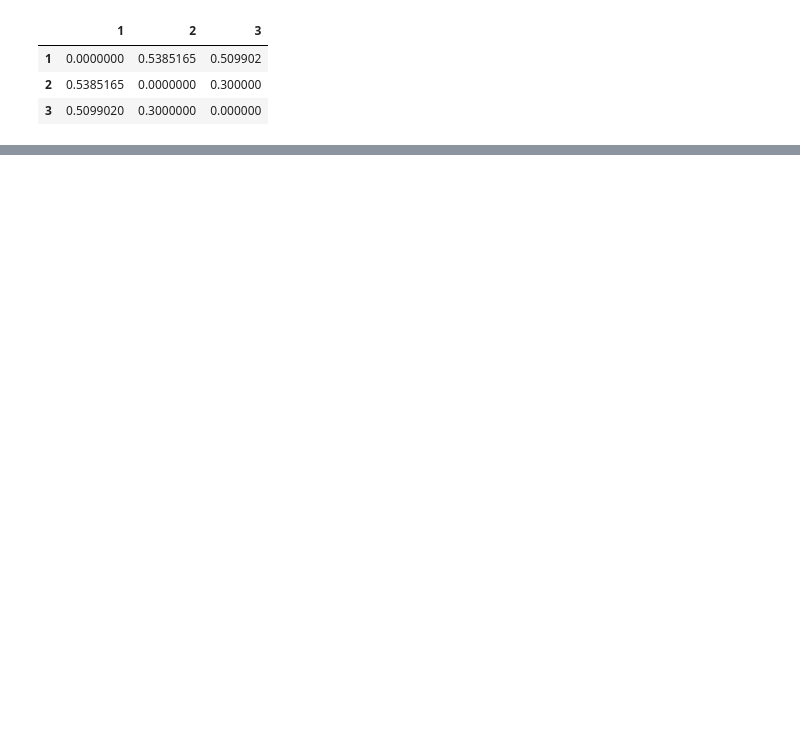
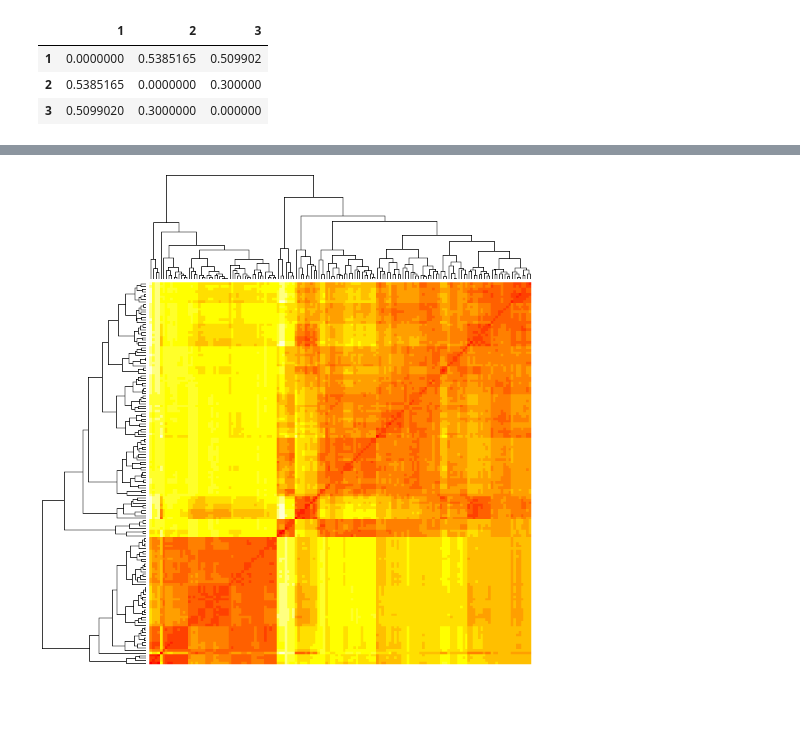
Before and after one commit to wklchris/wklchris.github.io, a Jupyter notebook: ipynb/R-clustering.ipynb, the cells around one changed output, grey strips where cells are left out. Drawn from its saved outputs; the diff is of its cells as text; code cells hidden in the pictures; blank space fills up the shorter version.

```diff
--- a/ipynb/R-clustering.ipynb
+++ b/ipynb/R-clustering.ipynb
@@ -77,0 +139,4 @@ as.matrix(iris.e)[1:3, 1:3]
+# %%
+heatmap(as.matrix(iris.e),labRow = F, labCol = F)
+# %% [output]
+[figure, added]
```
Also changed, not shown: parts of 17 cells of this notebook, 13 other files.
